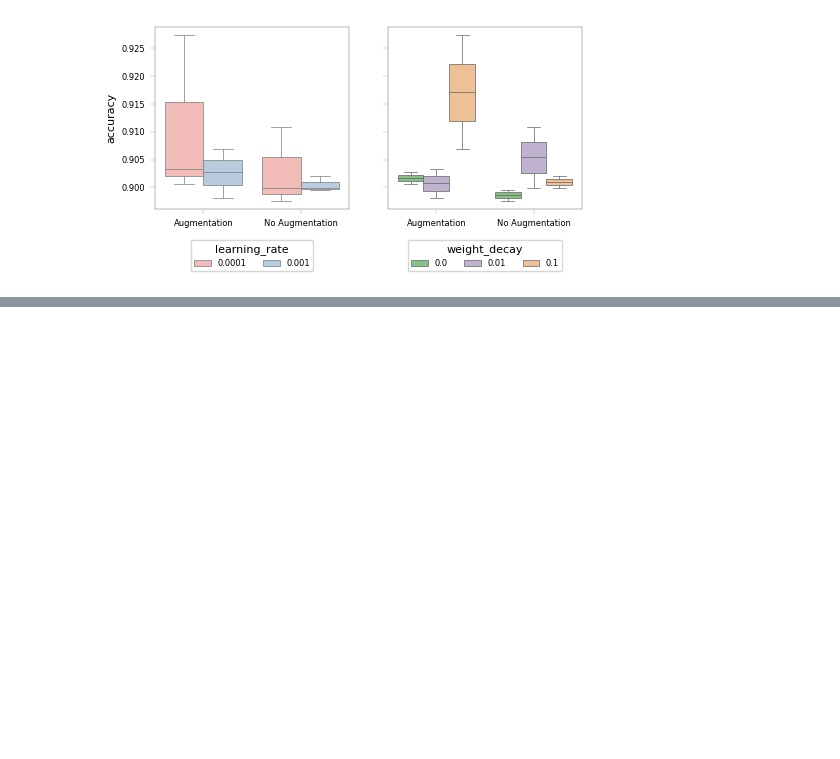
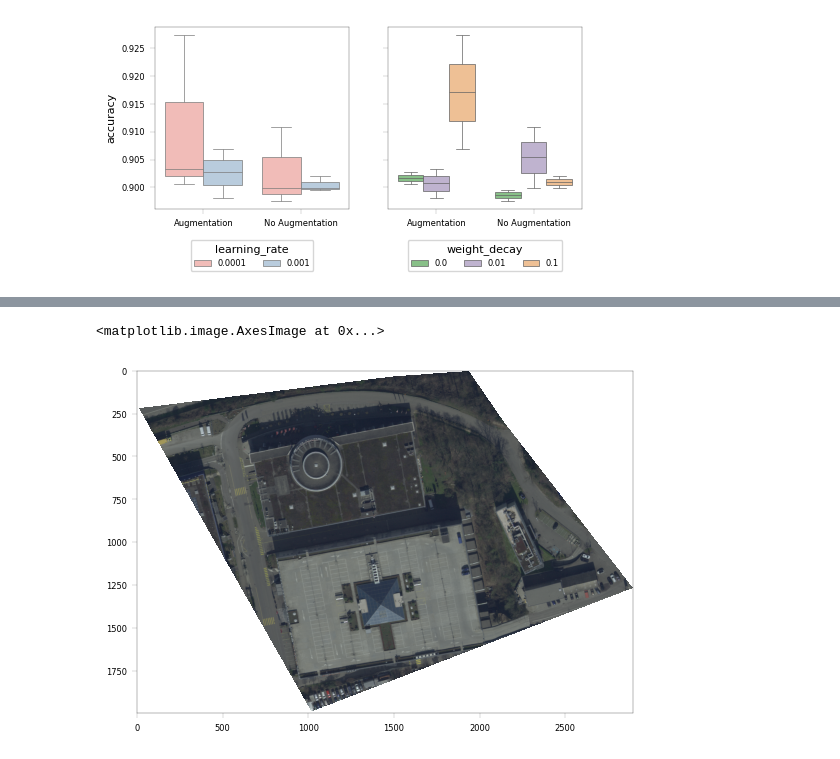
Before and after one commit to juliankraft/TermPaper2_RasterClassification, a Jupyter notebook: code/analysis/visualizations.ipynb, the cells around one changed output, grey strips where cells are left out. Drawn from its saved outputs; the diff is of its cells as text; code cells hidden in the pictures; blank space fills up the shorter version.

```diff
--- a/code/analysis/visualizations.ipynb
+++ b/code/analysis/visualizations.ipynb
@@ -881,0 +1018,38 @@ plt.show()
+# %%
+dataset_path = paths['data_path']
+shp_aoi_path = paths['shp_aoi']
+
+area_labels = mask_ids_dict['test_mask_ids']
+
+
+areas = gpd.read_file(shp_aoi_path)
+
+    # load training data
+ds_data_raw = xr.open_zarr(dataset_path).rio.write_crs(csr)
+
+rs = ds_data_raw['rs']
+
+
+rgb_list = []
+
+
+# for area_label in area_labels:
+
+clip_feature = areas[areas['DataLabel'] == 12]
+
+rs_clipped = rs.rio.clip(clip_feature.geometry, clip_feature.crs)
+
+rgb_norm_settings = {
+    'gamma': 0.25,
+    'clip_min': 0.2,
+    'clip_max': 0.8
+}
+
+rgb = calculate_normalized_rgb(rs = rs_clipped, **rgb_norm_settings)
+
+rgb_transposed = rgb.transpose((1, 0, 2))
+
+plt.imshow(rgb_transposed)
+# %% [output]
+<matplotlib.image.AxesImage at 0x...>
+[figure, added]
```
Also changed, not shown: parts of 6 cells of this notebook, 9 other files.
